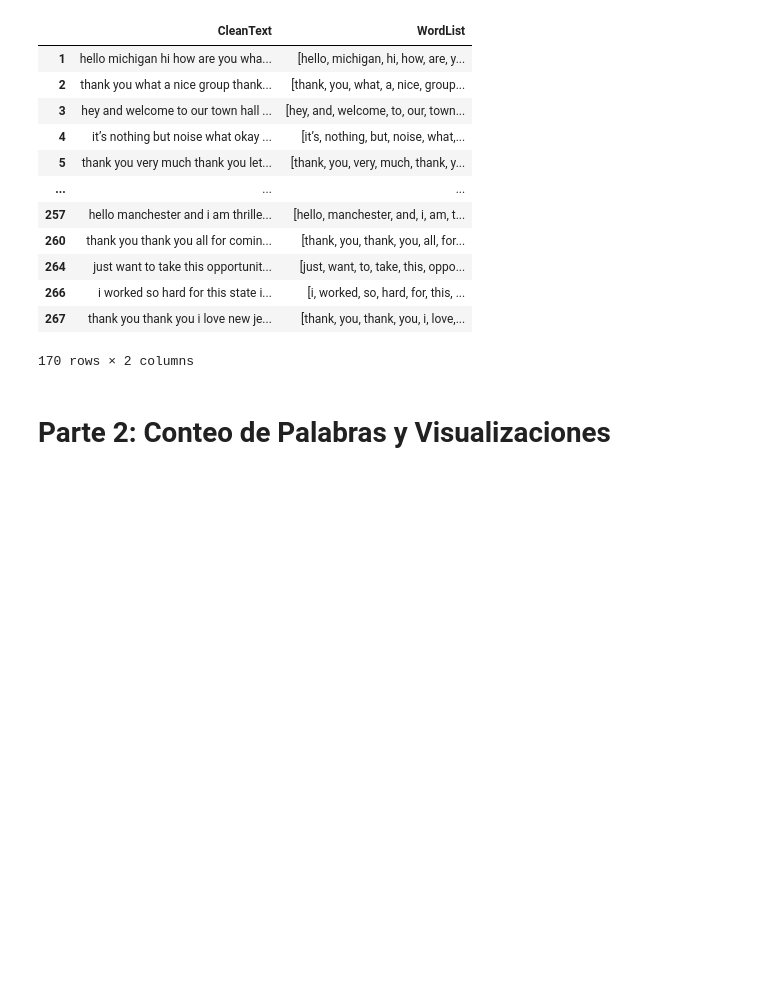
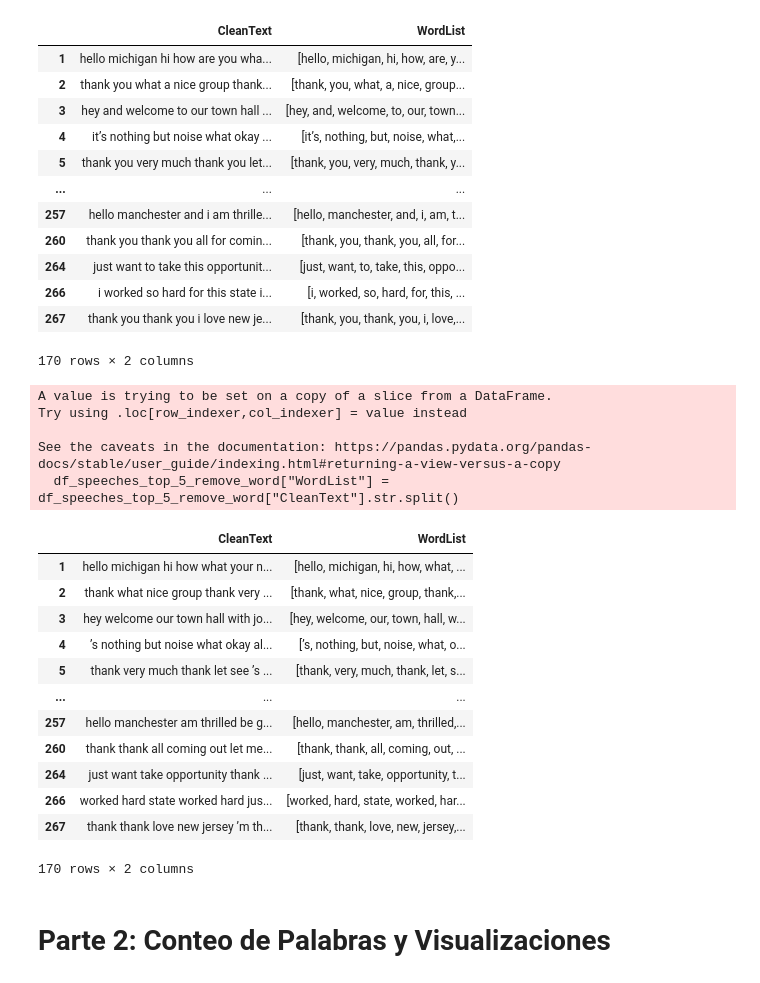
Before and after one commit to Jonathanrr98/intro-cd-tarea1, a Jupyter notebook: us2020_propuesta_estudiantes.ipynb, the cells around one changed output. Drawn from its saved outputs; the diff is of its cells as text; code cells hidden in the pictures; blank space fills up the shorter version.

```diff
--- a/us2020_propuesta_estudiantes.ipynb
+++ b/us2020_propuesta_estudiantes.ipynb
@@ -753,6 +755,31 @@ See the caveats in the documentation: https://pandas.pydata.org/pandas-docs/stab
 | 266 | i worked so hard for this state i... | [i, worked, so, hard, for, this, ... |
 | 267 | thank you thank you i love new je... | [thank, you, thank, you, i, love,... |
 170 rows × 2 columns
+# %%
+# Convierte párrafos en listas "palabra1 palabra2 palabra3" -> ["palabra1", "palabra2", "palabra3"]
+df_speeches_top_5_remove_word["WordList"] = df_speeches_top_5_remove_word["CleanText"].str.split()
+
+# Veamos la nueva columna creada: notar que a la derecha tenemos una lista: [palabra1, palabra2, palabra3]
+df_speeches_top_5_remove_word[["CleanText", "WordList"]]
+# %% [output]
+A value is trying to be set on a copy of a slice from a DataFrame.
+Try using .loc[row_indexer,col_indexer] = value instead
+
+See the caveats in the documentation: https://pandas.pydata.org/pandas-docs/stable/user_guide/indexing.html#returning-a-view-versus-a-copy
+  df_speeches_top_5_remove_word["WordList"] = df_speeches_top_5_remove_word["CleanText"].str.split()
+|  | CleanText | WordList |
+| 1 | hello michigan hi how what your n... | [hello, michigan, hi, how, what, ... |
+| 2 | thank what nice group thank very ... | [thank, what, nice, group, thank,... |
+| 3 | hey welcome our town hall with jo... | [hey, welcome, our, town, hall, w... |
+| 4 | ’s nothing but noise what okay al... | [’s, nothing, but, noise, what, o... |
+| 5 | thank very much thank let see ’s ... | [thank, very, much, thank, let, s... |
+| ... | ... | ... |
+| 257 | hello manchester am thrilled be g... | [hello, manchester, am, thrilled,... |
+| 260 | thank thank all coming out let me... | [thank, thank, all, coming, out, ... |
+| 264 | just want take opportunity thank ... | [just, want, take, opportunity, t... |
+| 266 | worked hard state worked hard jus... | [worked, hard, state, worked, har... |
+| 267 | thank thank love new jersey ’m th... | [thank, thank, love, new, jersey,... |
+170 rows × 2 columns
 # %% [markdown]
 # Parte 2: Conteo de Palabras y Visualizaciones
 # %% [markdown]
```
Also changed, not shown: parts of 8 cells of this notebook.
